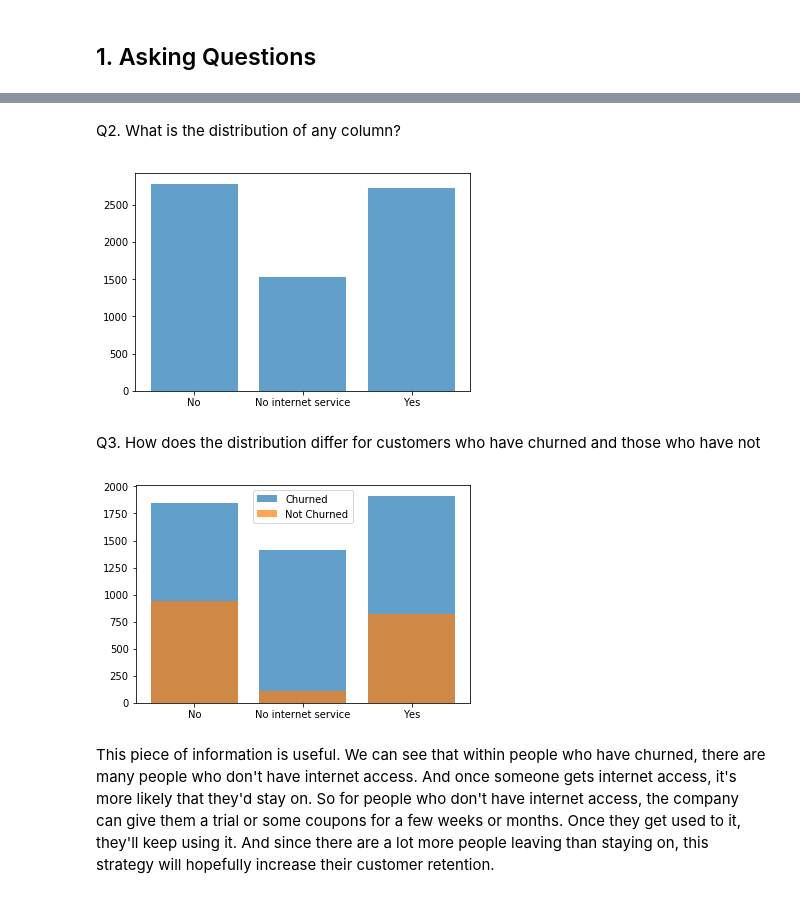
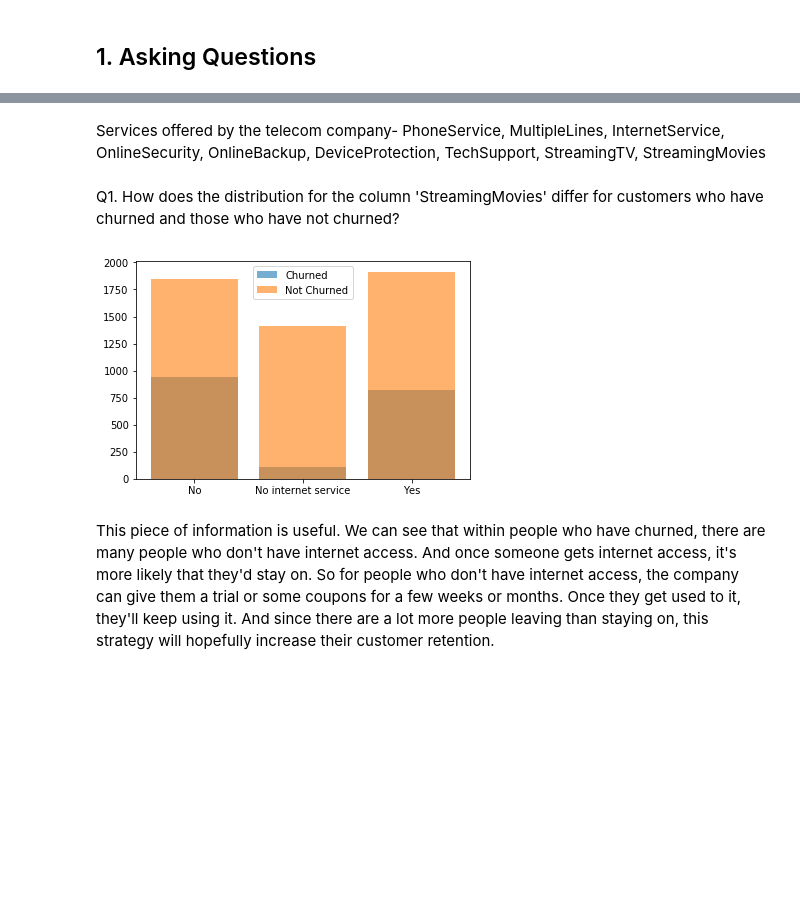
Before and after one commit to katiehouse3/microsoft-azure-ml-notebooks, a Jupyter notebook: Telecom churn 2.ipynb, the cells around one changed output, grey strips where cells are left out. Drawn from its saved outputs; the diff is of its cells as text; code cells hidden in the pictures; blank space fills up the shorter version.

```diff
--- a/Telecom churn 2.ipynb
+++ b/Telecom churn 2.ipynb
@@ -173,0 +208,2 @@ data['TotalCharges']=pd.to_numeric(data['TotalCharges'],errors='coerce')
+# %%
+data=data.fillna(data.mean())
@@ -189,25 +228,12 @@ import matplotlib.pyplot as plt
 from pandas.api.types import is_numeric_dtype
 import math
 
+
 def roundDown(x):
-        return int(math.floor(x / 10.0)) * 10
+    return int(math.floor(x / 10.0)) * 10
 
 def roundUp(x):
     return int(math.ceil(x / 10.0)) * 10
-
-def calBinSize(maxx,minn):
-    prev_binsize=minn
-    temp=max(minn,1)
-    for i in range(temp,maxx,5):
-        bin_size=i
-        if((maxx/i)/temp)>1:
-            prev_binsize=bin_size
-        else:
-            bin_size=prev_binsize
-            break
-
-    return bin_size
-
 
 def getDist(data,column,name):
         '''
@@ -229,6 +255,10 @@ def getDist(data,column,name):
 class Plot():
 
     def __init__(self,figsize=None):
+        '''
+        Input-
+        figsize: Set the size of the figure if you'd want a bigger plot
+        '''
         plt.figure(figsize=figsize)
 
         return
@@ -248,8 +278,12 @@ class Plot():
 
 
         if(is_numeric_dtype(data[column])):
+            bins=10
+            minn=data[column].min()
+            minn=roundDown(minn)
 
-            bins=10
+            maxx=data[column].max()
+            maxx=roundUp(maxx)
             binBoundaries = np.linspace(minn,maxx,bins,dtype=int)
 
             data[column].hist(bins=binBoundaries, alpha=0.7,label=label)
@@ -261,11 +295,9 @@ class Plot():
         else:
             # If it is a categorical data, then make bar chart
             temp=data.groupby([column]).size().reset_index(name=name)
-            plt.bar(temp[column],temp[name], alpha=0.7, label=label)
+            plt.bar(temp[column],temp[name], alpha=0.6, label=label)
 
         if(label!= None):
             plt.legend()
 
-
-
         return plt
@@ -295,23 +304,19 @@ data.loc[data['MonthlyCharges'] > 100]
-# %% [markdown]
-Q2. What is the distribution of any column?
-# %%
-# plotHist is a function defined earlier that takes in a column name and the resulting plot name
-plot=Plot()
-plt=plot.plotHist(data,'StreamingMovies','Customers')
-plt.show()
-# %% [output]
-[figure, removed]
+# %% [markdown]
+Services offered by the telecom company- PhoneService, MultipleLines, InternetService, OnlineSecurity, OnlineBackup, DeviceProtection, TechSupport, StreamingTV, StreamingMovies
 # %% [markdown]
-Q3. How does the distribution differ for customers who have churned and those who have not
+Q1. How does the distribution for the column 'StreamingMovies' differ for customers who have churned and those who have not churned?
 # %%
-churned=data.loc[data['Churn'] =='No']
-notchurned=data.loc[data['Churn'] =='Yes']
+churned=data.loc[data['Churn'] =='Yes']
+notchurned=data.loc[data['Churn'] =='No']
 # %%
+plot=Plot()
 plt=plot.plotHist(churned, 'StreamingMovies','Customers',label='Churned')
 plt=plot.plotHist(notchurned, 'StreamingMovies','Customers',label='Not Churned')
+# logging this image, in the portal.
+run.log_image('StreamingMovies3',plot=plt)
 plt.show()
 # %% [output]
-[figure, old version]
+[figure, new version]
 # %% [markdown]
 This piece of information is useful. We can see that within people who have churned, there are many people who don't have internet access. And once someone gets internet access, it's more likely that they'd stay on. So for people who don't have internet access, the company can give them a trial or some coupons for a few weeks or months. Once they get used to it, they'll keep using it.
 And since there are a lot more people leaving than staying on, this strategy will hopefully increase their customer retention.
```
Also changed, not shown: parts of 100 cells of this notebook, 6 other files.
